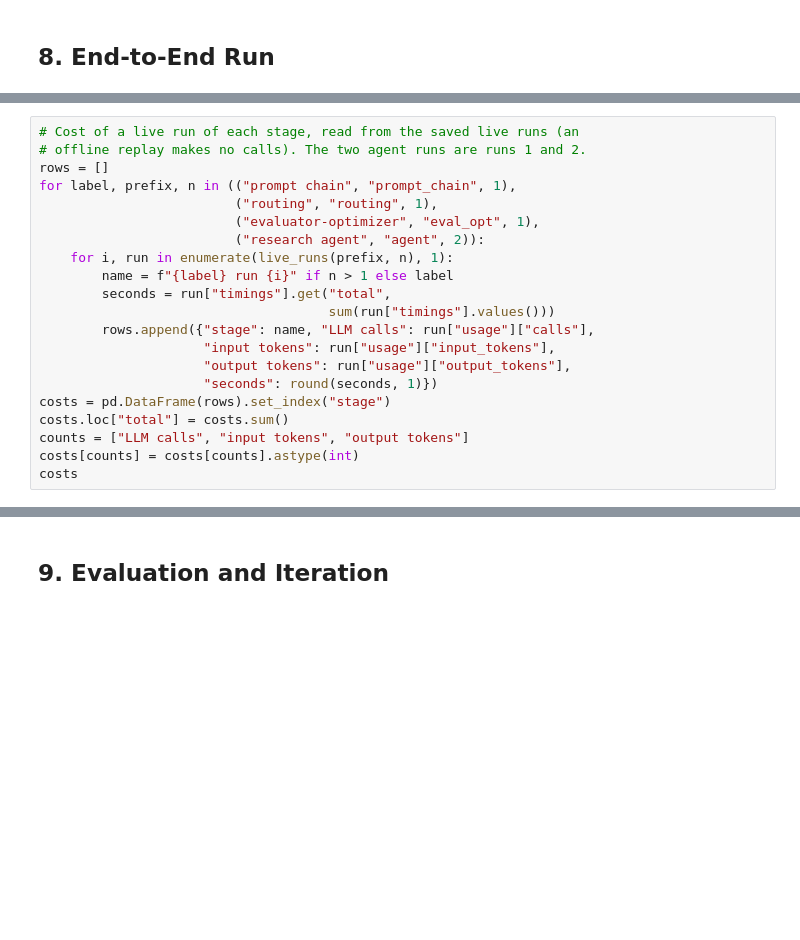
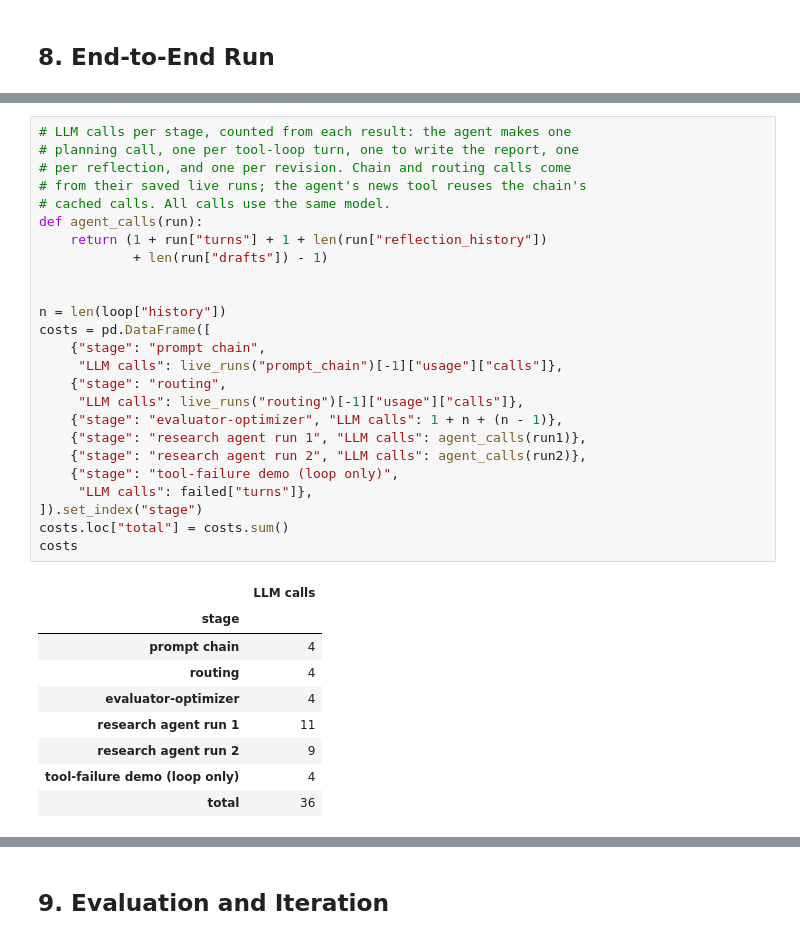
Before and after one commit to pdhinaka/AAI-520-NLP-Final-Team-Project-Group7, a Jupyter notebook: notebooks/final_notebook.ipynb, the cells around one changed output, grey strips where cells are left out. Cells and saved outputs as stored; diff of their text form; blank space fills up the shorter version.

```diff
--- a/notebooks/final_notebook.ipynb
+++ b/notebooks/final_notebook.ipynb
@@ -723,26 +1200,40 @@ print(f"Agent rating: {c['agent_rating']}; brief view: "
 # %% [markdown]
 <!-- TODO WP8: interpret the comparison -->
 # %%
-# Cost of a live run of each stage, read from the saved live runs (an
-# offline replay makes no calls). The two agent runs are runs 1 and 2.
-rows = []
-for label, prefix, n in (("prompt chain", "prompt_chain", 1),
-                         ("routing", "routing", 1),
-                         ("evaluator-optimizer", "eval_opt", 1),
-                         ("research agent", "agent", 2)):
-    for i, run in enumerate(live_runs(prefix, n), 1):
-        name = f"{label} run {i}" if n > 1 else label
-        seconds = run["timings"].get("total",
-                                     sum(run["timings"].values()))
-        rows.append({"stage": name, "LLM calls": run["usage"]["calls"],
-                     "input tokens": run["usage"]["input_tokens"],
-                     "output tokens": run["usage"]["output_tokens"],
-                     "seconds": round(seconds, 1)})
-costs = pd.DataFrame(rows).set_index("stage")
+# LLM calls per stage, counted from each result: the agent makes one
+# planning call, one per tool-loop turn, one to write the report, one
+# per reflection, and one per revision. Chain and routing calls come
+# from their saved live runs; the agent's news tool reuses the chain's
+# cached calls. All calls use the same model.
+def agent_calls(run):
+    return (1 + run["turns"] + 1 + len(run["reflection_history"])
+            + len(run["drafts"]) - 1)
+
+
+n = len(loop["history"])
+costs = pd.DataFrame([
+    {"stage": "prompt chain",
+     "LLM calls": live_runs("prompt_chain")[-1]["usage"]["calls"]},
+    {"stage": "routing",
+     "LLM calls": live_runs("routing")[-1]["usage"]["calls"]},
+    {"stage": "evaluator-optimizer", "LLM calls": 1 + n + (n - 1)},
+    {"stage": "research agent run 1", "LLM calls": agent_calls(run1)},
+    {"stage": "research agent run 2", "LLM calls": agent_calls(run2)},
+    {"stage": "tool-failure demo (loop only)",
+     "LLM calls": failed["turns"]},
+]).set_index("stage")
 costs.loc["total"] = costs.sum()
-counts = ["LLM calls", "input tokens", "output tokens"]
-costs[counts] = costs[counts].astype(int)
 costs
+# %% [output]
+|  | LLM calls |
+| stage |  |
+| prompt chain | 4 |
+| routing | 4 |
+| evaluator-optimizer | 4 |
+| research agent run 1 | 11 |
+| research agent run 2 | 9 |
+| tool-failure demo (loop only) | 4 |
+| total | 36 |
 # %% [markdown]
 <!-- TODO WP8: interpret live cost -->
 # %% [markdown]
```
Also changed, not shown: parts of 40 cells of this notebook.
